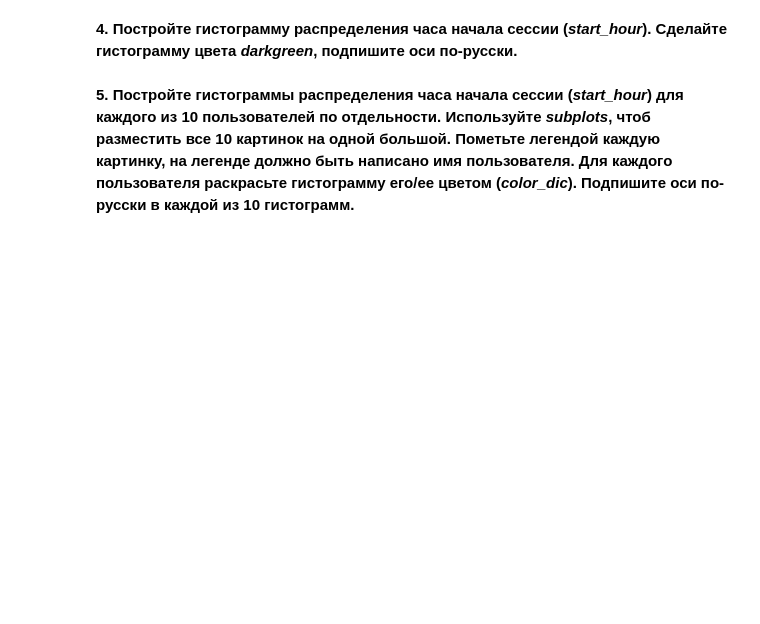
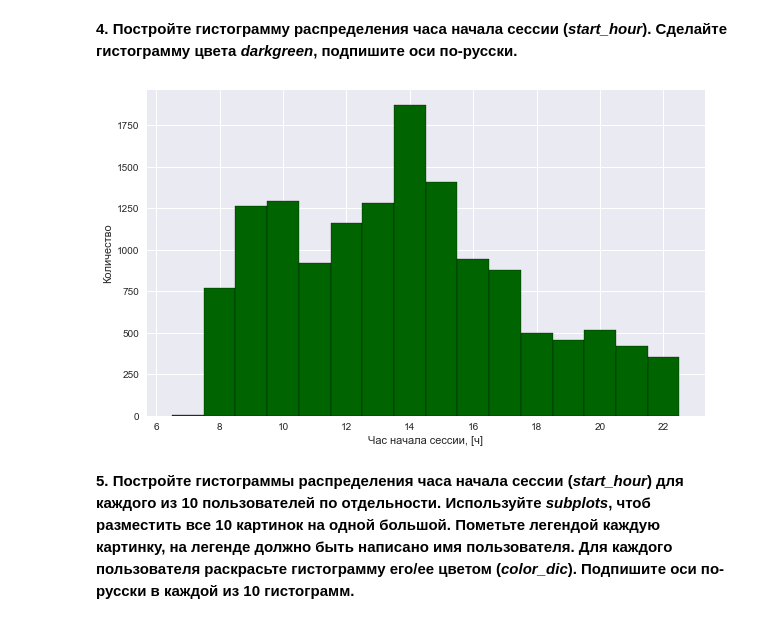
Before and after one commit to maxis42/Machine-Learning-and-Data-Analysis-Coursera-Yandex-MIPT, a Jupyter notebook: 6 Data analysis project/1 Internet users pattern mining/Week 3 Visual analysis and fe/week3_visual_analysis_and_fe_PR.ipynb, the cells around one changed output. Cells and saved outputs as stored; diff of their text form; code cells hidden in the pictures; blank space fills up the shorter version.

```diff
--- a/6 Data analysis project/1 Internet users pattern mining/Week 3 Visual analysis and fe/week3_visual_analysis_and_fe_PR.ipynb
+++ b/6 Data analysis project/1 Internet users pattern mining/Week 3 Visual analysis and fe/week3_visual_analysis_and_fe_PR.ipynb
@@ -222,2 +244,12 @@ train_data_10users['start_hour'] ''' ВАШ КОД ЗДЕСЬ '''
+# %%
+start_hour_hist = train_data_10users['start_hour']
+
+plt.figure(figsize=(10, 6))
+bins = range(start_hour_hist.min(), int(np.ceil(start_hour_hist.max())) + 1)
+plt.hist(start_hour_hist, color='darkgreen', edgecolor='black', bins=bins, align='left')
+plt.xlabel(u'Час начала сессии, [ч]')
+plt.ylabel(u'Количество');
+# %% [output]
+[figure, added]
 # %% [markdown]
 **5. Постройте гистограммы распределения часа начала сессии (*start_hour*) для каждого из 10 пользователей по отдельности. Используйте *subplots*, чтоб разместить все 10 картинок на одной большой. Пометьте легендой каждую картинку, на легенде должно быть написано имя пользователя. Для каждого пользователя раскрасьте гистограмму его/ее цветом (*color_dic*). Подпишите оси по-русски в каждой из 10 гистограмм.**
```
Also changed, not shown: parts of 33 cells of this notebook, 1 other file.
